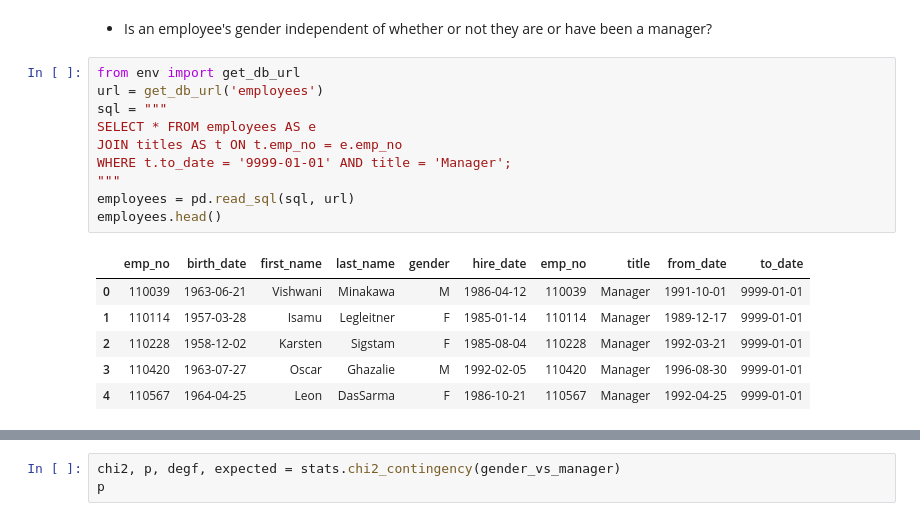
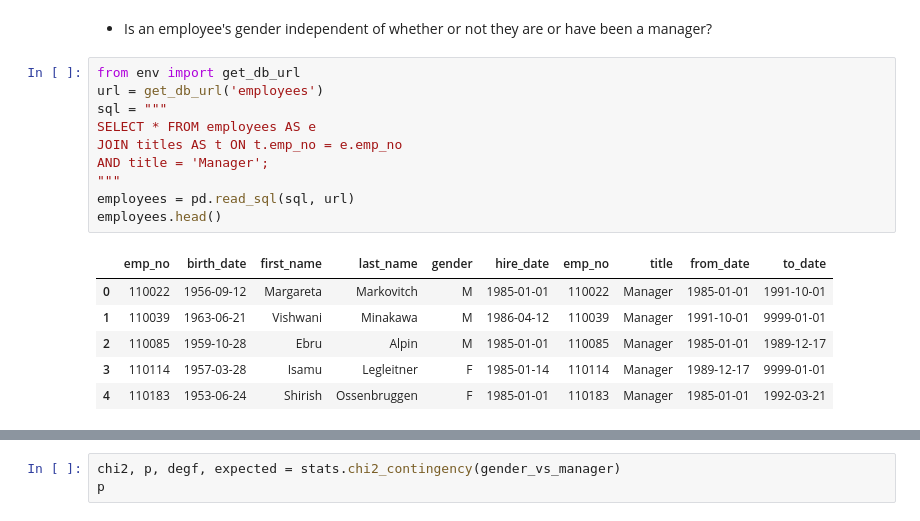
Before and after one commit to Jason-R-Turner/statistics-exercises, a Jupyter notebook: hypothesis_testing.ipynb, the cells around one changed output, grey strips where cells are left out. Saved outputs shown, nothing was run; the diff lists cells and outputs as text.

```diff
--- a/hypothesis_testing.ipynb
+++ b/hypothesis_testing.ipynb
@@ -656,20 +660,20 @@ Fail to reject the null
 # %%
 from env import get_db_url
 url = get_db_url('employees')
 sql = """
 SELECT * FROM employees AS e
 JOIN titles AS t ON t.emp_no = e.emp_no
-WHERE t.to_date = '9999-01-01' AND title = 'Manager';
+AND title = 'Manager';
 """
 employees = pd.read_sql(sql, url)
 employees.head()
 # %% [output]
 |  | emp_no | birth_date | first_name | last_name | gender | hire_date | emp_no | title | from_date | to_date |
-| 0 | 110039 | 1963-06-21 | Vishwani | Minakawa | M | 1986-04-12 | 110039 | Manager | 1991-10-01 | 9999-01-01 |
-| 1 | 110114 | 1957-03-28 | Isamu | Legleitner | F | 1985-01-14 | 110114 | Manager | 1989-12-17 | 9999-01-01 |
-| 2 | 110228 | 1958-12-02 | Karsten | Sigstam | F | 1985-08-04 | 110228 | Manager | 1992-03-21 | 9999-01-01 |
-| 3 | 110420 | 1963-07-27 | Oscar | Ghazalie | M | 1992-02-05 | 110420 | Manager | 1996-08-30 | 9999-01-01 |
-| 4 | 110567 | 1964-04-25 | Leon | DasSarma | F | 1986-10-21 | 110567 | Manager | 1992-04-25 | 9999-01-01 |
+| 0 | 110022 | 1956-09-12 | Margareta | Markovitch | M | 1985-01-01 | 110022 | Manager | 1985-01-01 | 1991-10-01 |
+| 1 | 110039 | 1963-06-21 | Vishwani | Minakawa | M | 1986-04-12 | 110039 | Manager | 1991-10-01 | 9999-01-01 |
+| 2 | 110085 | 1959-10-28 | Ebru | Alpin | M | 1985-01-01 | 110085 | Manager | 1985-01-01 | 1989-12-17 |
+| 3 | 110114 | 1957-03-28 | Isamu | Legleitner | F | 1985-01-14 | 110114 | Manager | 1989-12-17 | 9999-01-01 |
+| 4 | 110183 | 1953-06-24 | Shirish | Ossenbruggen | F | 1985-01-01 | 110183 | Manager | 1985-01-01 | 1992-03-21 |
 # %%
 gender_vs_manager = pd.crosstab(employees.gender, employees.title)
 gender_vs_manager
```
Also changed, not shown: parts of 7 cells of this notebook, 2 other files.
